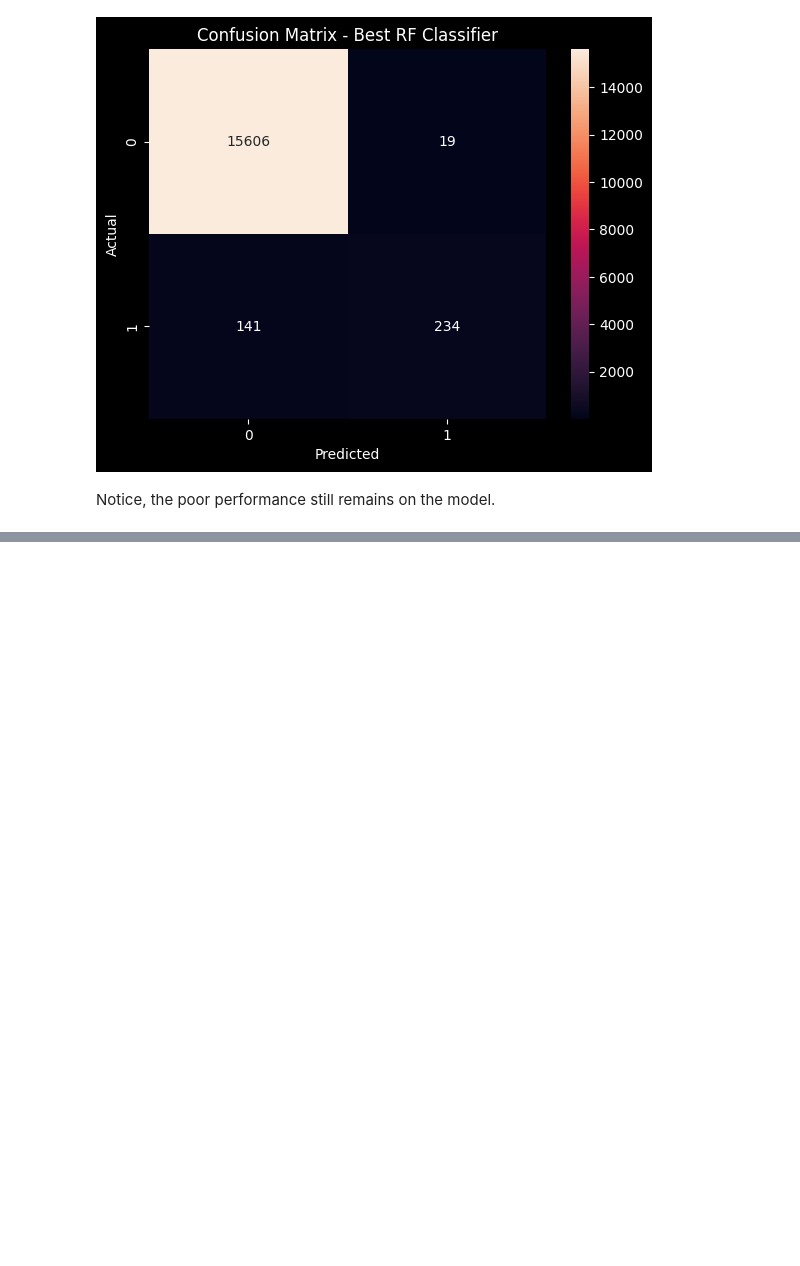
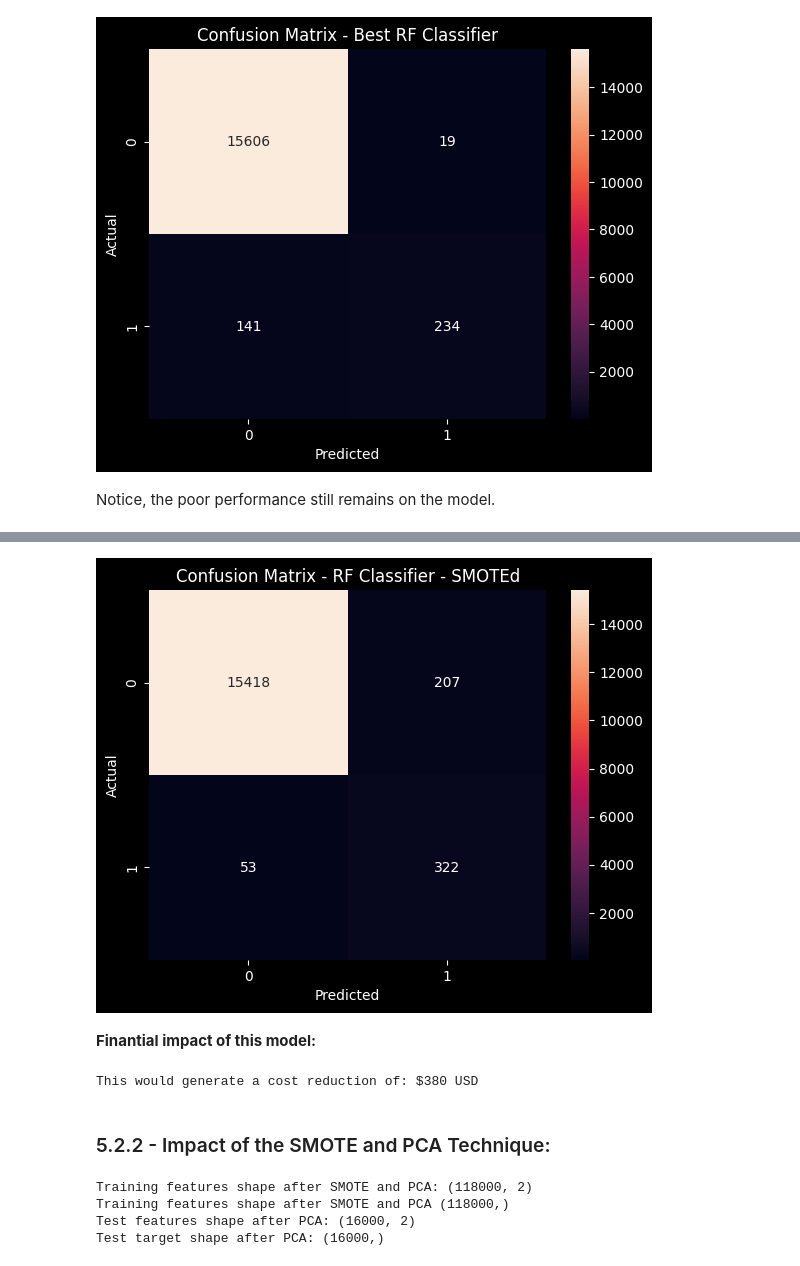
Before and after one commit to michelhilg/truck-maintenance-planning-ML, a Jupyter notebook: notebooks/05_Model_Training.ipynb, the cells around one changed output, grey strips where cells are left out. Cells and saved outputs as stored; diff of their text form; code cells hidden in the pictures; blank space fills up the shorter version.

```diff
--- a/notebooks/05_Model_Training.ipynb
+++ b/notebooks/05_Model_Training.ipynb
@@ -87,6 +87,9 @@ def confmatrix(y_test, y_pred, title):
 
     # Get unique class labels from y_test
     classes = np.unique(y_test)
+
+    tn, fp, fn, tp = cm.ravel()
+
 
     # Create a heatmap using seaborn
     plt.style.use("dark_background")
@@ -96,6 +99,8 @@ def confmatrix(y_test, y_pred, title):
     plt.title(title)
     plt.show()
 
-confmatrix(y_test, y_pred_knn, title = "Confusion Matrix - RF Classifier")
+    return tn, fp, fn, tp
+
+confmatrix(y_test, y_pred_knn, title = "Confusion Matrix - KNN Classifier")
 # %% [output]
 [figure]
@@ -220,0 +233,16 @@ Now, in the second part of this notebook, we will apply the models after perform
+# %%
+previous_SMOTEd = pd.read_csv('../data/07_previous_years_SMOTEd.csv')
+present_data = pd.read_csv('../data/06_present_year_scaled.csv')
+
+# Separate target and features for training data
+y_train_SMOTEd = previous_SMOTEd['class']
+X_train_SMOTEd = previous_SMOTEd.drop('class', axis=1)
+
+# Separate target and features for test data
+y_test = present_data['class']
+X_test = present_data.drop('class', axis=1)
+
+print("Training features shape after SMOTE:", X_train_SMOTEd.shape)
+print("Training features shape after SMOTE:", y_train_SMOTEd.shape)
+print("Test features shape:", X_test.shape)
+print("Test target shape:", y_test.shape)
@@ -220,0 +254,10 @@ Now, in the second part of this notebook, we will apply the models after perform
+# %%
+# Fit the data on the classifier
+rf = RandomForestClassifier(random_state=42)
+rf.fit(X_train_SMOTEd, y_train_SMOTEd)
+
+# Predict
+y_pred_SMOTEd_rf = rf.predict(X_test)
+
+# Evaluate the performance
+print(classification_report(y_test, y_pred_SMOTEd_rf))
@@ -220,0 +273,34 @@ Now, in the second part of this notebook, we will apply the models after perform
+# %%
+tn, fp, fn, tp = confmatrix(y_test, y_pred_SMOTEd_rf, title = "Confusion Matrix - RF Classifier - SMOTEd")
+# %% [output]
+[figure, added]
+# %% [markdown]
+**Finantial impact of this model:**
+# %%
+cost_SMOTEd = int(fn)*500 + int(fp)*10 + int(tp)*25
+print(f"This would generate a cost reduction of: ${37000 - cost_SMOTEd} USD ")
+# %% [output]
+This would generate a cost reduction of: $380 USD
+# %% [markdown]
+### 5.2.2 - Impact of the SMOTE and PCA Technique:
+# %%
+previous_PCA = pd.read_csv('../data/08_previous_years_PCA.csv')
+present_PCA = pd.read_csv('../data/09_previous_years_PCA.csv')
+
+# Separate target and features for training data
+y_train_PCA = previous_PCA['class']
+X_train_PCA = previous_PCA.drop('class', axis=1)
+
+# Separate target and features for test data
+y_test_PCA = present_PCA['class']
+X_test_PCA = present_PCA.drop('class', axis=1)
+
+print("Training features shape after SMOTE and PCA:", X_train_PCA.shape)
+print("Training features shape after SMOTE and PCA", y_train_PCA.shape)
+print("Test features shape after PCA:", X_test_PCA.shape)
+print("Test target shape after PCA:", y_test_PCA.shape)
+# %% [output]
+Training features shape after SMOTE and PCA: (118000, 2)
+Training features shape after SMOTE and PCA (118000,)
+Test features shape after PCA: (16000, 2)
+Test target shape after PCA: (16000,)
```
Also changed, not shown: parts of 20 cells of this notebook, 2 other files.
